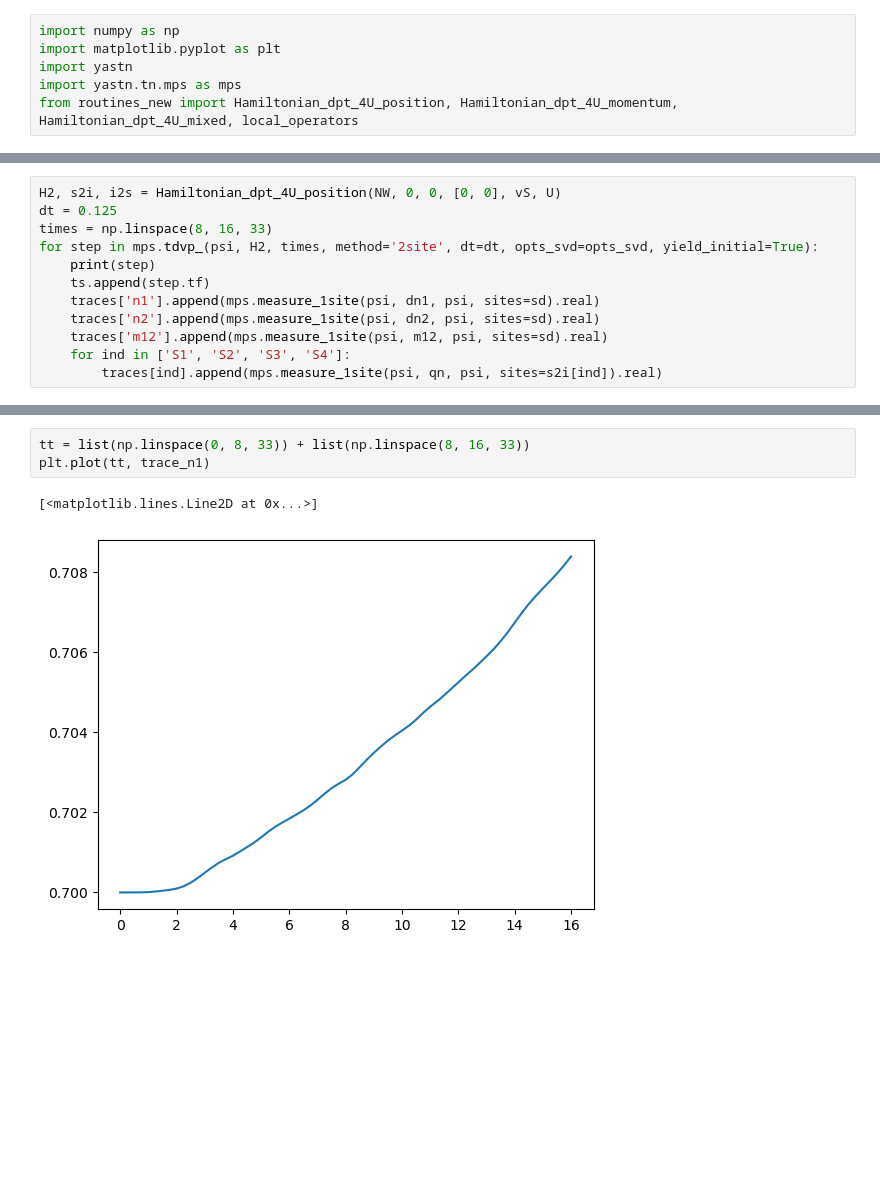
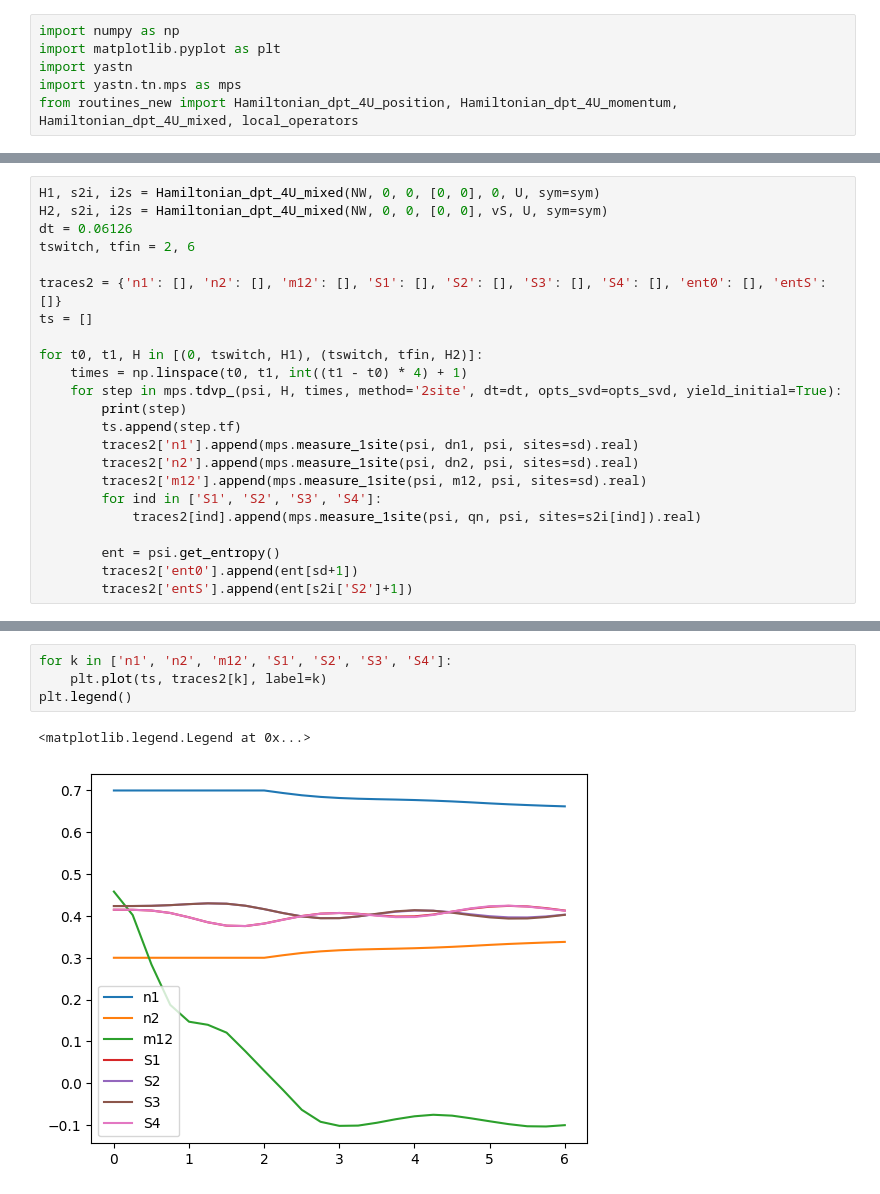
Before and after one commit to marekrams/dpt, a Jupyter notebook: tests.ipynb, the cells around one changed output, grey strips where cells are left out. Drawn from its saved outputs; the diff is of its cells as text; blank space fills up the shorter version.

```diff
--- a/tests.ipynb
+++ b/tests.ipynb
@@ -73,13 +130,24 @@ plt.legend()
 # %%
-H2, s2i, i2s = Hamiltonian_dpt_4U_position(NW, 0, 0, [0, 0], vS, U)
-dt = 0.125
-times = np.linspace(8, 16, 33)
-for step in mps.tdvp_(psi, H2, times, method='2site', dt=dt, opts_svd=opts_svd, yield_initial=True):
-    print(step)
-    ts.append(step.tf)
-    traces['n1'].append(mps.measure_1site(psi, dn1, psi, sites=sd).real)
-    traces['n2'].append(mps.measure_1site(psi, dn2, psi, sites=sd).real)
-    traces['m12'].append(mps.measure_1site(psi, m12, psi, sites=sd).real)
-    for ind in ['S1', 'S2', 'S3', 'S4']:
-        traces[ind].append(mps.measure_1site(psi, qn, psi, sites=s2i[ind]).real)
+H1, s2i, i2s = Hamiltonian_dpt_4U_mixed(NW, 0, 0, [0, 0], 0, U, sym=sym)
+H2, s2i, i2s = Hamiltonian_dpt_4U_mixed(NW, 0, 0, [0, 0], vS, U, sym=sym)
+dt = 0.06126
+tswitch, tfin = 2, 6
+
+traces2 = {'n1': [], 'n2': [], 'm12': [], 'S1': [], 'S2': [], 'S3': [], 'S4': [], 'ent0': [], 'entS': []}
+ts = []
+
+for t0, t1, H in [(0, tswitch, H1), (tswitch, tfin, H2)]:
+    times = np.linspace(t0, t1, int((t1 - t0) * 4) + 1)
+    for step in mps.tdvp_(psi, H, times, method='2site', dt=dt, opts_svd=opts_svd, yield_initial=True):
+        print(step)
+        ts.append(step.tf)
+        traces2['n1'].append(mps.measure_1site(psi, dn1, psi, sites=sd).real)
+        traces2['n2'].append(mps.measure_1site(psi, dn2, psi, sites=sd).real)
+        traces2['m12'].append(mps.measure_1site(psi, m12, psi, sites=sd).real)
+        for ind in ['S1', 'S2', 'S3', 'S4']:
+            traces2[ind].append(mps.measure_1site(psi, qn, psi, sites=s2i[ind]).real)
+
+        ent = psi.get_entropy()
+        traces2['ent0'].append(ent[sd+1])
+        traces2['entS'].append(ent[s2i['S2']+1])
 # %% [output]
@@ -103,6 +171,7 @@ TDVP_out(ti=15.75, tf=16.0, time_independent=True, dt=0.125, steps=2)
-# %%
-tt = list(np.linspace(0, 8, 33)) + list(np.linspace(8, 16, 33))
-plt.plot(tt, trace_n1)
-# %% [output]
-[<matplotlib.lines.Line2D at 0x...>]
-[figure, removed]
+# %%
+for k in ['n1', 'n2', 'm12', 'S1', 'S2', 'S3', 'S4']:
+    plt.plot(ts, traces2[k], label=k)
+plt.legend()
+# %% [output]
+<matplotlib.legend.Legend at 0x...>
+[figure, added]
```
Also changed, not shown: parts of 16 cells of this notebook, 1 other file.
